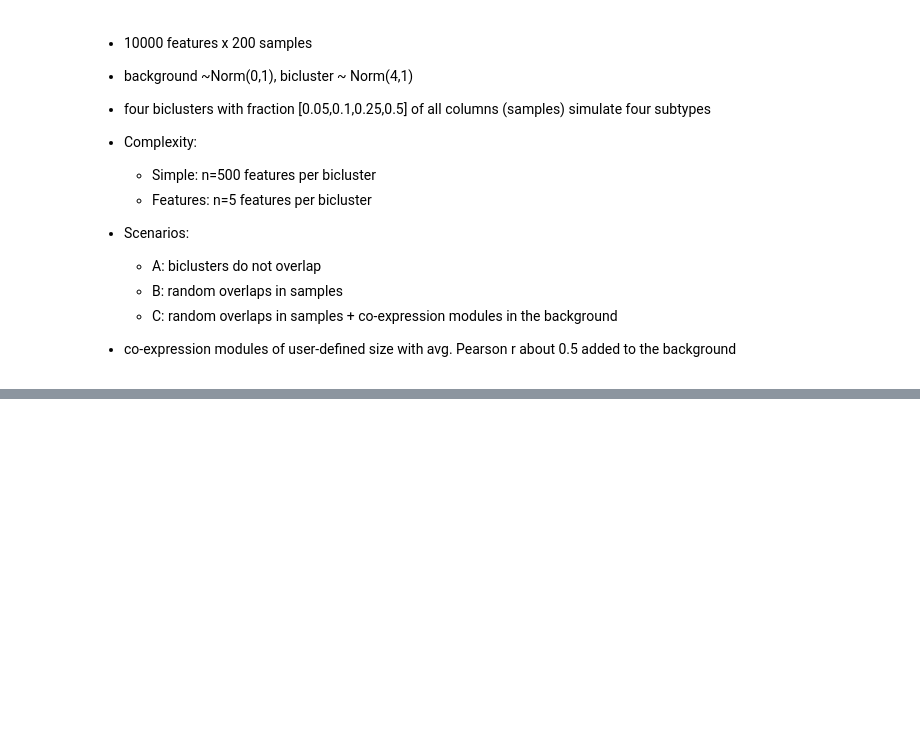
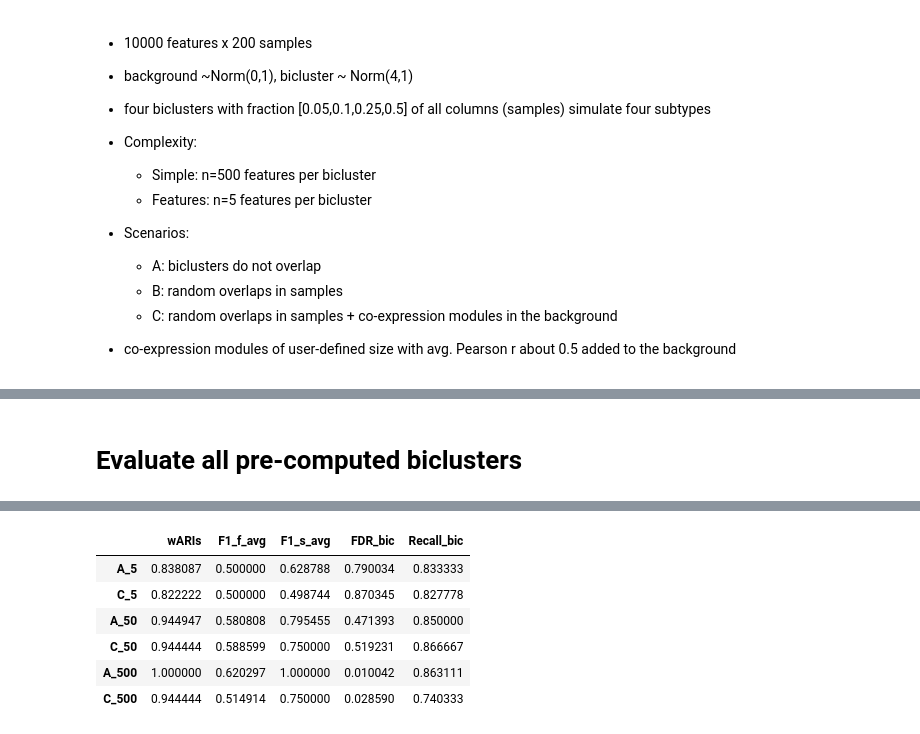
Before and after one commit to ozolotareva/unpast, a Jupyter notebook: notebooks/Generate_simulated_data_and_test_unpast.ipynb, the cells around one changed output, grey strips where cells are left out. Saved outputs shown, nothing was run; the diff lists cells and outputs as text; code cells hidden in the pictures; blank space fills up the shorter version.

```diff
--- a/notebooks/Generate_simulated_data_and_test_unpast.ipynb
+++ b/notebooks/Generate_simulated_data_and_test_unpast.ipynb
@@ -447,8 +33,0 @@ wARIs, F1_f_avg, F1_s_avg, FDR_bic, Recall_bic
-# %%
-from unpast.utils.io import read_bic_table
-import pandas as pd
-from unpast.misc.eval import calculate_perfromance
-
-out_dir = "../test_data/unpast_results/"
-suffix = ".bin=kmeans,pval=0.01,clust=Louvain,direction=DOWN-UP,m=0.33.biclusters.tsv"
-suffix = ".seed=" + str(42) + suffix
@@ -510,0 +420,56 @@ C_5 found biclusters: 19
+# %% [markdown]
+# Evaluate all pre-computed biclusters
+# %%
+performances = {}
+suffix = ".bin=kmeans,pval=0.01,clust=Louvain,direction=DOWN-UP,m=0.33.biclusters.tsv"
+suffix = ".seed=" + str(42) + suffix
+
+for n_biomarkers in n_features_per_bic:
+    for sc_name in scenarios:
+        scenario = sc_name+"_" + str(n_biomarkers)
+        print(scenario)
+
+        # read pre-computed (predicted) biclusters
+        basename = scenario + ".predicted"
+        pred_biclusters = read_bic_table(out_dir + basename + suffix)
+
+        print(scenario, "found biclusters: %s" % pred_biclusters.shape[0])
+
+        # read data
+        data_file = data_folder + scenario+ "" + ".data.tsv.gz"
+        print("use data file from %s"%data_file)
+        data = pd.read_csv(data_file,sep ="\t",index_col=0)
+        # true biclusters
+
+        # read ground truth biclusters from files
+        biclusters_file_name = data_folder + scenario + ".true_biclusters.tsv.gz"
+        true_biclusters = read_bic_table(biclusters_file_name)
+        print(biclusters_file_name)
+
+        # Finding best matches and estimating performance
+        all_samples = set(data.columns.values)  # all samples in the dataset
+        known_groups = true_biclusters.loc[:, ["samples"]].to_dict()["samples"]
+        known_groups = {
+            "true_biclusters": known_groups
+        }  # can be more than one classification => it is a dict of dicts
+
+        res, best_matches = calculate_perfromance(
+            pred_biclusters, known_groups, all_samples, performance_measure="ARI"
+        )
+        # sum of per-bicluster ARIs, weighted proporionally to the bicluster frequency
+        wARIs = res["true_biclusters"]
+        best_matches, F1_f_avg, F1_s_avg, FDR_bic, Recall_bic = (
+            calc_performance_measures(
+                best_matches.dropna(), true_biclusters, pred_biclusters, data
+            )
+        )
+        performances[scenario] = {
+            "wARIs": wARIs,
+            "F1_f_avg": F1_f_avg,
+            "F1_s_avg": F1_s_avg,
+            "FDR_bic": FDR_bic,
+            "Recall_bic": Recall_bic,
+        }
+performances = pd.DataFrame.from_dict(performances).T
+performances
+# %% [output]
@@ -510,0 +493,7 @@ C_5 found biclusters: 19
+|  | wARIs | F1_f_avg | F1_s_avg | FDR_bic | Recall_bic |
+| A_5 | 0.838087 | 0.500000 | 0.628788 | 0.790034 | 0.833333 |
+| C_5 | 0.822222 | 0.500000 | 0.498744 | 0.870345 | 0.827778 |
+| A_50 | 0.944947 | 0.580808 | 0.795455 | 0.471393 | 0.850000 |
+| C_50 | 0.944444 | 0.588599 | 0.750000 | 0.519231 | 0.866667 |
+| A_500 | 1.000000 | 0.620297 | 1.000000 | 0.010042 | 0.863111 |
+| C_500 | 0.944444 | 0.514914 | 0.750000 | 0.028590 | 0.740333 |
```
Also changed, not shown: parts of 36 cells of this notebook, 1 other file.
